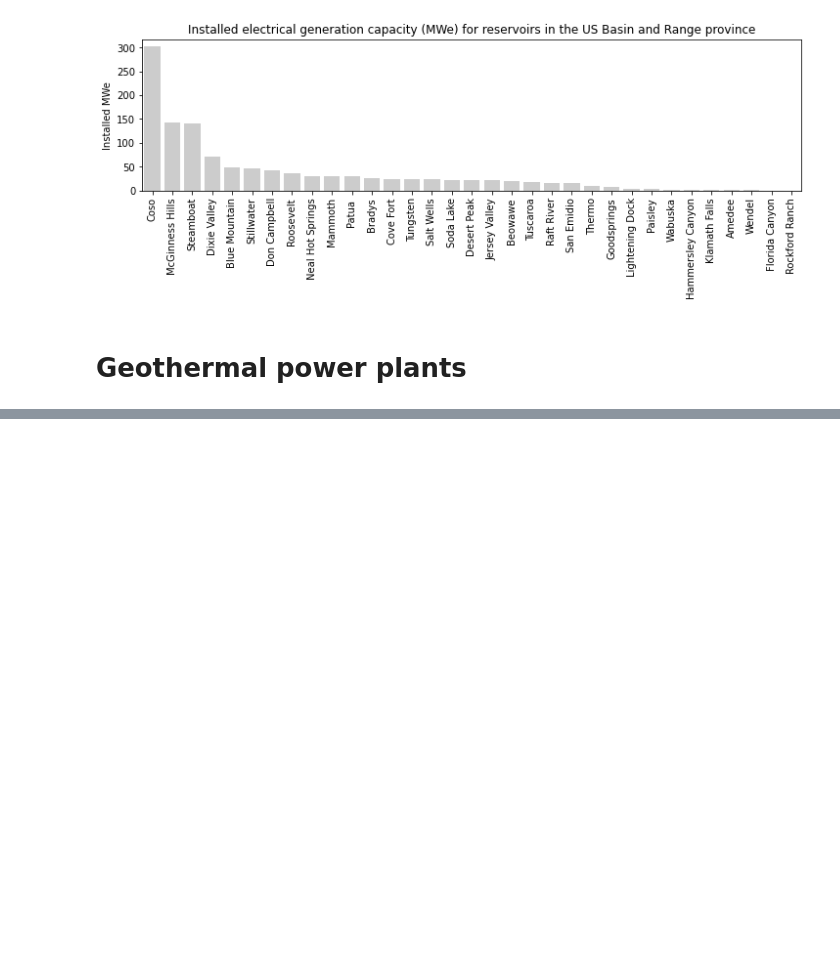
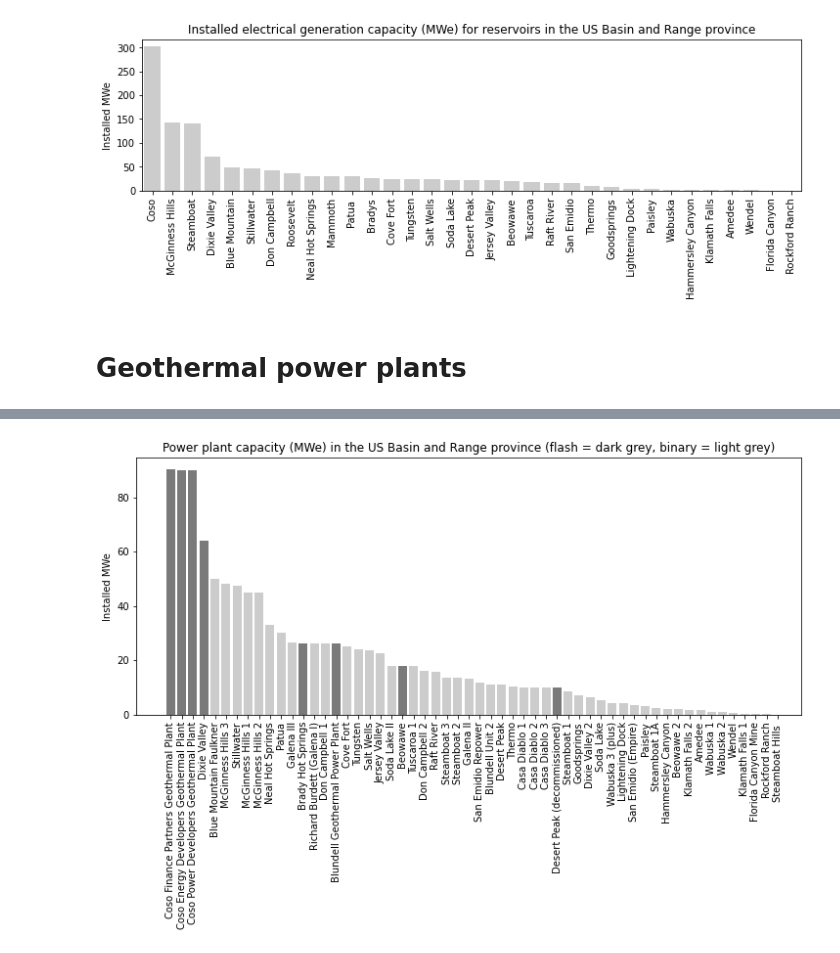
Before and after one commit to ICWallis/geothermal-cookbook, a Jupyter notebook: development-US-Basin-and-Range.ipynb, the cells around one changed output, grey strips where cells are left out. Saved outputs shown, nothing was run; the diff lists cells and outputs as text; code cells hidden in the pictures; blank space fills up the shorter version.

```diff
--- a/development-US-Basin-and-Range.ipynb
+++ b/development-US-Basin-and-Range.ipynb
@@ -111,0 +138,35 @@ plt.show()
+# %%
+sortedbymw = plants.sort_values(
+    by = 'Capacity_Mwe',
+    ascending=False
+)
+
+x = sortedbymw.Name
+y = sortedbymw.Capacity_Mwe
+
+planttype = sortedbymw.Type
+col = []
+for val in planttype:
+    if val == 'binary':
+        col.append('#cccccc')
+    elif val == 'flash':
+        col.append('#7a7a7a')
+    else:
+        col.append('#7a7a7a')
+
+plt.figure(
+    figsize=(10,7),
+    constrained_layout=True,
+)
+
+plt.bar(x,y, color = col)
+
+plt.title('Power plant capacity (MWe) in the US Basin and Range province (flash = dark grey, binary = light grey)')
+
+plt.xticks(rotation=90)
+plt.xlabel('')
+plt.ylabel('Installed MWe')
+
+plt.show()
+# %% [output]
+[figure, added]
```
Also changed, not shown: parts of 8 cells of this notebook.
